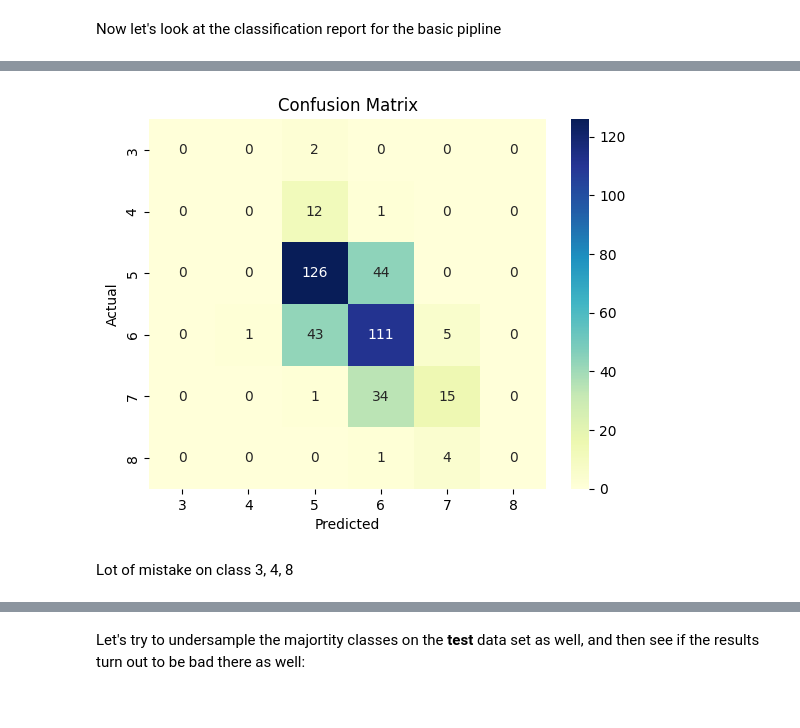
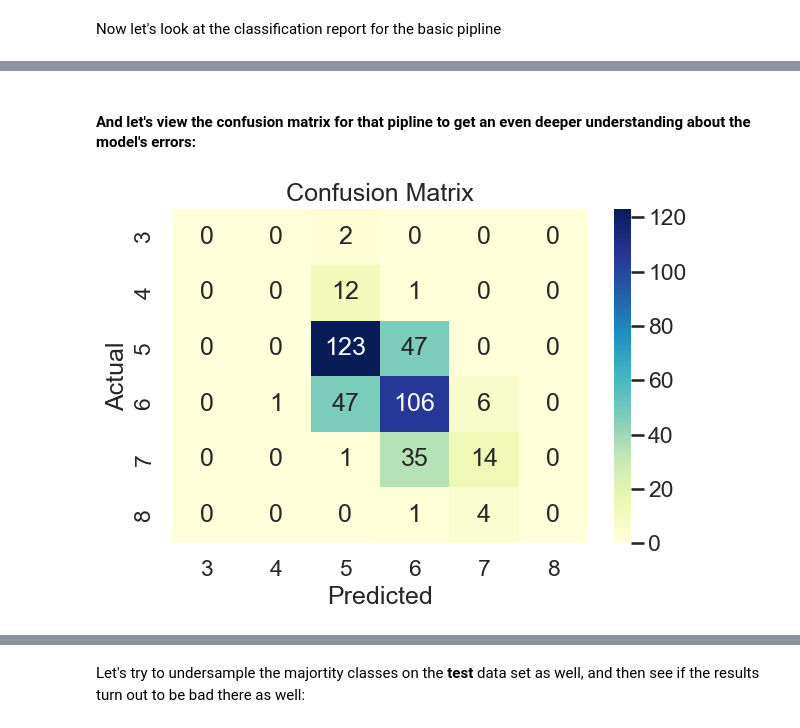
Before and after one commit to airbagdeer/tabular-ds-project, a Jupyter notebook: EX2.ipynb, the cells around one changed output, grey strips where cells are left out. Drawn from its saved outputs; the diff is of its cells as text; code cells hidden in the pictures.

```diff
--- a/EX2.ipynb
+++ b/EX2.ipynb
@@ -141,7 +142,7 @@ def calculate_confusion_matrix(y_true, y_pred, image_name=None):
     plt.xlabel('Predicted')
     plt.ylabel('Actual')
     plt.title('Confusion Matrix')
-    plt.show()
+    plt.tight_layout()
 
     if image_name:
      plt.savefig(f'./images/{image_name}', dpi=300, bbox_inches='tight')
@@ -184,7 +185,6 @@ def round_results(y_pred):
 Let's train a basic XGB model:
 # %%
 basic_model = XGBRegressor(
-    enable_categorical=True,
     max_depth=6,                # Limit tree depth
     learning_rate=0.05,         # Lower learning rate
     n_estimators=500,           # More estimators with small steps
@@ -197,11 +197,4 @@ basic_model = XGBRegressor(
     random_state=42         # Minimum leaf weight
 )
 basic_model.fit(X_train, y_train)
-y_pred_reg = basic_model.predict(X_test)
-y_pred_over_fiting = basic_model.predict(X_train)
-y_pred = round_results(y_pred_reg)
-train_mse = mean_squared_error(y_train, y_pred_over_fiting)
-test_mse = mean_squared_error(y_test, y_pred)
-print(f'Training MSE: {train_mse}')
-print(f'Test MSE: {test_mse}')
 # %% [output]
@@ -211,0 +214,7 @@ There exist ofcourse an overfiting, we'll handle it later,
+# %%
+y_reg_test = basic_model.predict(X_test)
+y_reg_train = basic_model.predict(X_train)
+train_mse = mean_squared_error(y_train, y_reg_train)
+test_mse = mean_squared_error(y_test, y_reg_test)
+print(f'Training MSE: {train_mse}')
+print(f'Test MSE: {test_mse}')
@@ -212,5 +227,6 @@ There exist ofcourse an overfiting, we'll handle it later,
 # %% [markdown]
 Now let's look at the classification report for the basic pipline
 # %%
+y_pred = round_results(y_reg_test)
 calculate_scores(y_test, y_pred, 'basic-pipline-results')
 # %% [output]
@@ -220,6 +277,6 @@ And a confustion matrix
+# %% [markdown]
+#### And let's view the confusion matrix for that pipline to get an even deeper understanding about the model's errors:
 # %%
-calculate_confusion_matrix(y_test, y_pred)
+calculate_confusion_matrix(y_test, y_pred, image_name='basic-pipline-confusion-matrix')
 # %% [output]
-[figure, old version]
+[figure, new version]
-# %% [markdown]
-Lot of mistake on class 3, 4, 8
```
Also changed, not shown: parts of 68 cells of this notebook, 7 other files.
